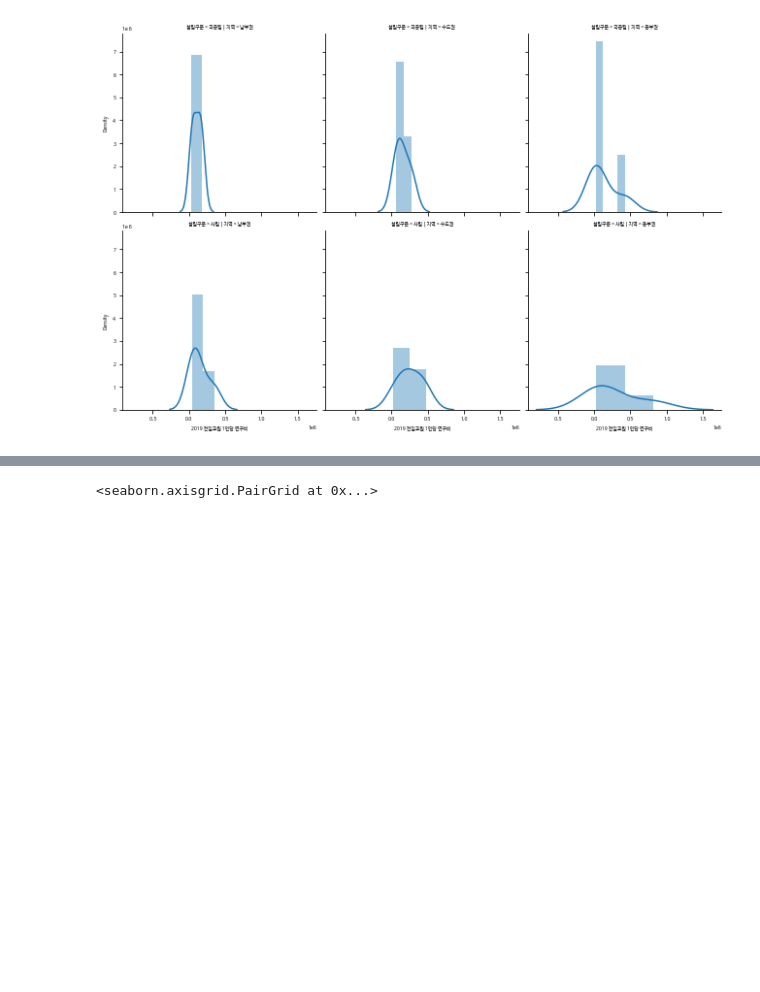
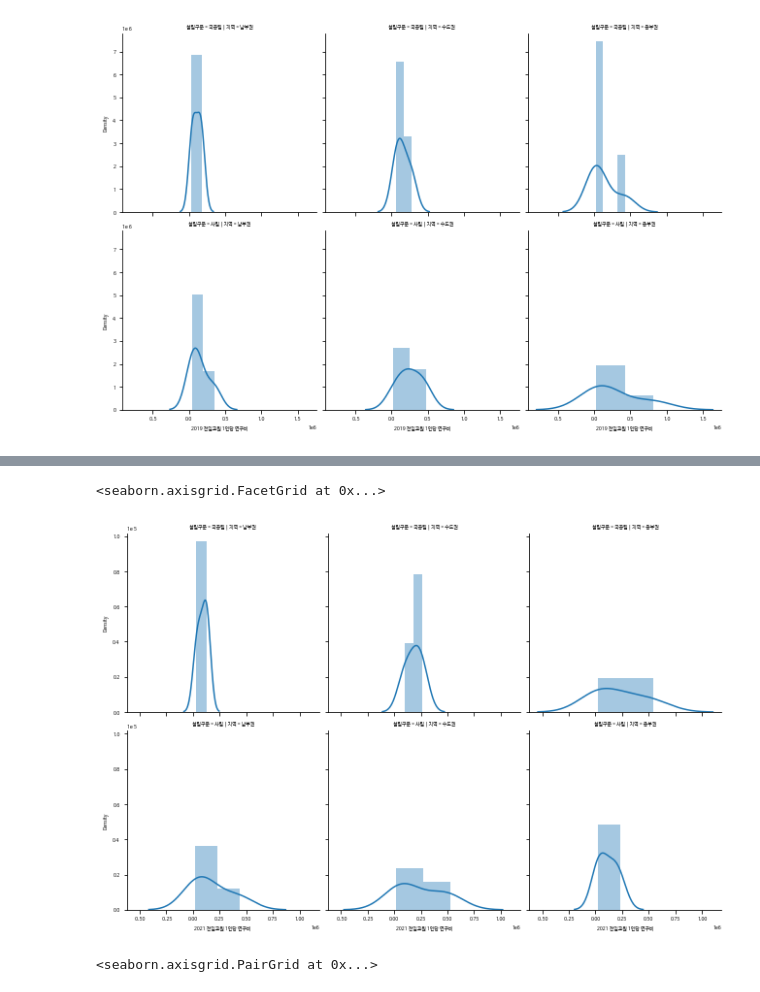
Before and after one commit to HWANG-HOE-SUN/Univ.Project, a Jupyter notebook: 대학자료분석/시각화_통합(22_01_17).ipynb, the cells around one changed output, grey strips where cells are left out. Drawn from its saved outputs; the diff is of its cells as text; code cells hidden in the pictures; blank space fills up the shorter version.

```diff
--- a/대학자료분석/시각화_통합(22_01_17).ipynb
+++ b/대학자료분석/시각화_통합(22_01_17).ipynb
@@ -191,3 +204,8 @@ ax2019_facet_지역설립 = sns.FacetGrid(Ind24, col = '지역', row = '설립
+# %%
+sns.FacetGrid(Ind24, col = '지역', row = '설립구분').map(sns.distplot, '2021 전임교원 1인당 연구비')
+# %% [output]
+<seaborn.axisgrid.FacetGrid at 0x...>
+[figure, added]
 # %%
 sns.pairplot(Ind24)
 # %% [output]
```
Also changed, not shown: parts of 14 cells of this notebook.
